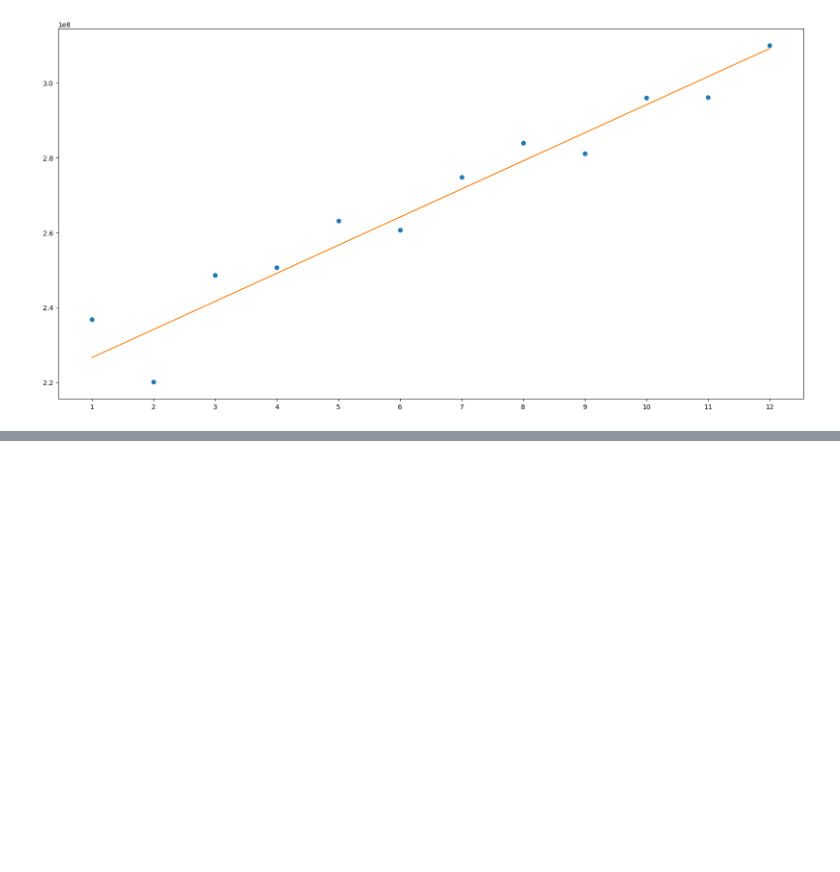
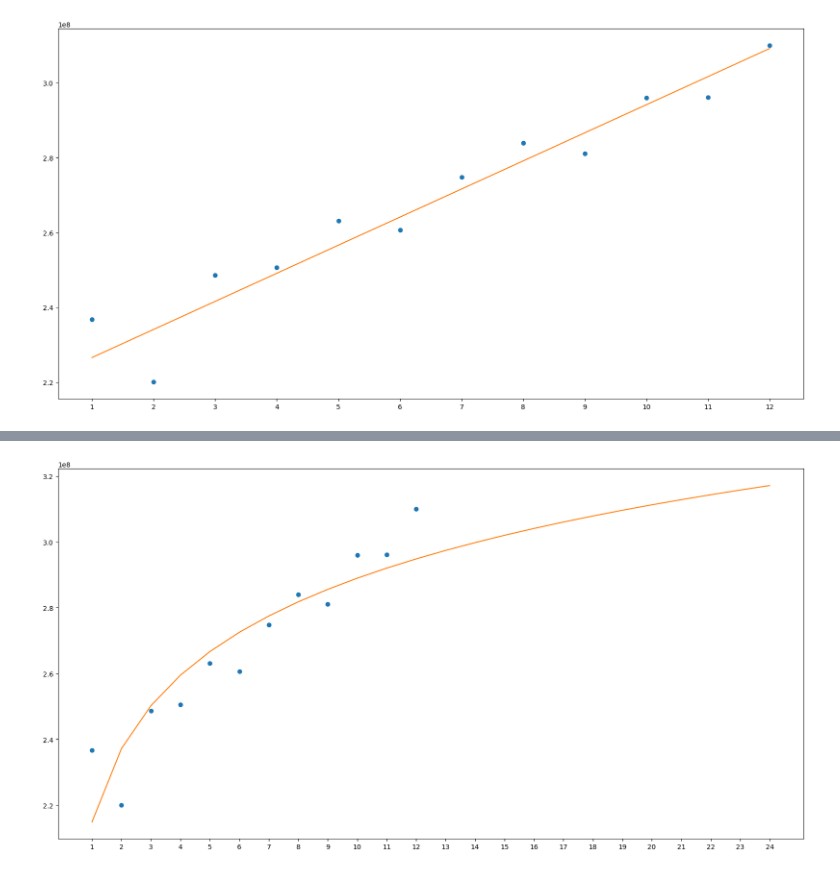
Before and after one commit to Shrey-Modi/fetch-ml-internship, a Jupyter notebook: testing.ipynb, the cells around one changed output, grey strips where cells are left out. Drawn from its saved outputs; the diff is of its cells as text; code cells hidden in the pictures; blank space fills up the shorter version.

```diff
--- a/testing.ipynb
+++ b/testing.ipynb
@@ -121,0 +135,29 @@ do_model_nn(Net(5), epochs=1000, lr=0.0001)
+# %%
+# now do for one constant feature, and one log feature
+
+x = torch.tensor(data.groupby('month')['Receipt_Count'].sum().index, dtype=torch.float32)
+y = torch.tensor(data.groupby('month')['Receipt_Count'].sum().values, dtype=torch.float32)
+
+x = torch.stack([torch.ones_like(x), x], dim=1)
+
+# replace the second column with the log of the second column
+x[:, 1] = torch.log(x[:, 1])
+
+# add a column of ones
+# calculate the weights
+w = torch.inverse(x.transpose(0, 1) @ x) @ x.transpose(0, 1) @ y
+# plot the data
+plt.plot([i for i in range(1,13)], y, 'o')
+
+# plt.plot([i for i in range(1,13)], x @ w)
+
+# make new tensor x with 24 months
+x_new = torch.stack([torch.ones(24), torch.tensor([i for i in range(1,25)], dtype=torch.float32)], dim=1)
+x_new[:, 1] = torch.log(x_new[:, 1])
+
+plt.plot([i for i in range(1,25)], x_new @ w)
+
+plt.xticks(range(1, 25))
+plt.show()
+# %% [output]
+[figure, added]
```
Also changed, not shown: parts of 4 cells of this notebook, 1 other file.
